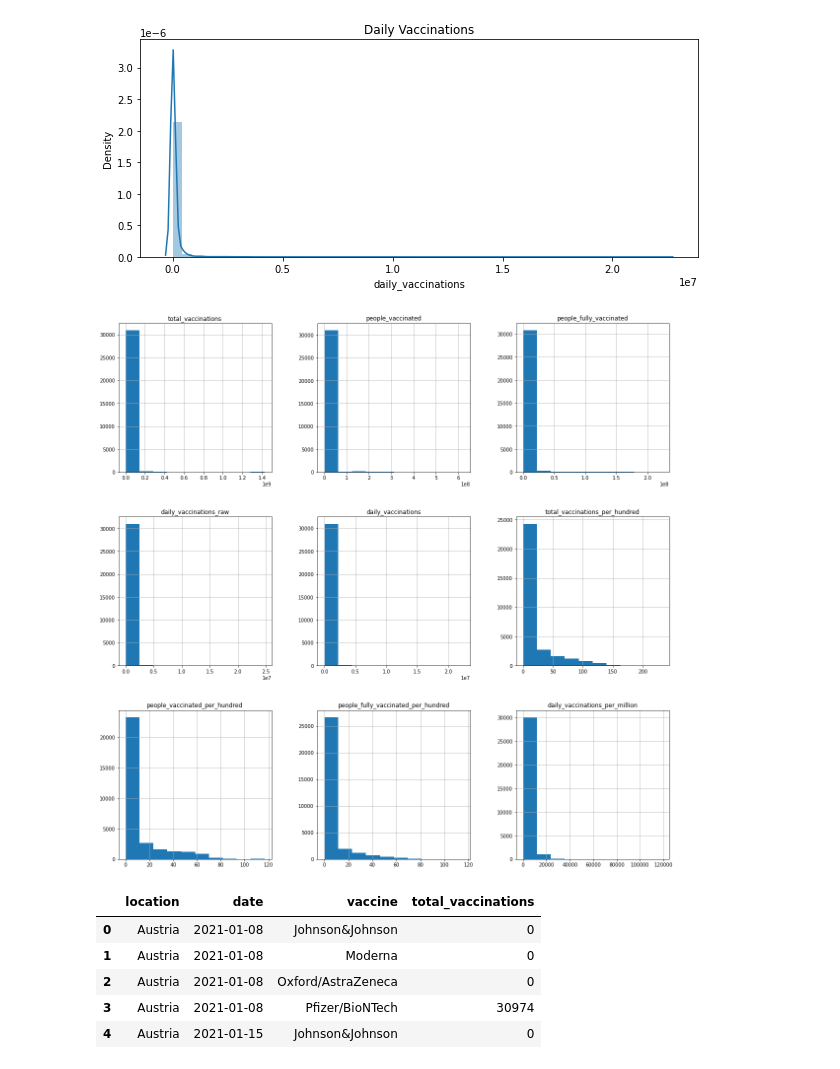
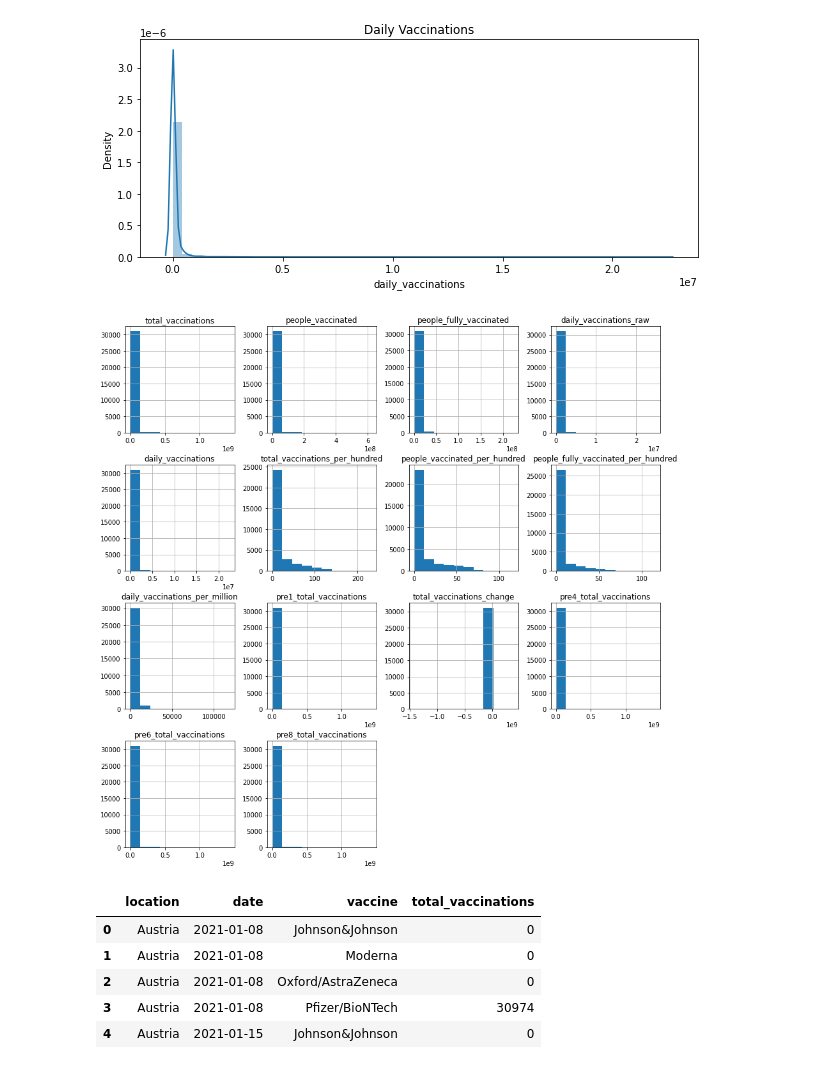
Before and after one commit to fereshteh-bahadory/ML-for-Covid19-prediction, a Jupyter notebook: Untitled0_(2).ipynb, the cells around one changed output. Cells and saved outputs as stored; diff of their text form; code cells hidden in the pictures.

```diff
--- a/Untitled0_(2).ipynb
+++ b/Untitled0_(2).ipynb
@@ -140,3 +143,14 @@ people_vaccinated_per_hundred          0
 people_fully_vaccinated_per_hundred    0
 daily_vaccinations_per_million         0
 dtype: int64
+# %%
+tqdm.pandas()
+data1["pre1_total_vaccinations"]=data1["total_vaccinations"].shift(1)
+data1["total_vaccinations_change"]=data1.progress_apply(
+    lambda row: 0 if np.isnan(row.pre1_total_vaccinations) else row.total_vaccinations - row.pre1_total_vaccinations,axis=1
+)
+# %%
+data1["pre4_total_vaccinations"]=data1["total_vaccinations"].shift(4)
+data1["pre6_total_vaccinations"]=data1["total_vaccinations"].shift(6)
+data1["pre8_total_vaccinations"]=data1["total_vaccinations"].shift(8)
+data1.fillna(0,inplace=True)
@@ -155,10 +179,10 @@ plt.show()
 # %% [output]
 [figure]
 # %%
-data1.hist(figsize=(20,20))
+data1.hist(figsize=(15,15))
 plt.show()
 # %% [output]
-[figure, old version]
+[figure, new version]
 # %%
 data2=pd.read_csv(io.BytesIO(uploaded2['country_vaccinations_by_manufacturer.csv']))
 data2.head()
```
Also changed, not shown: parts of 8 cells of this notebook.
